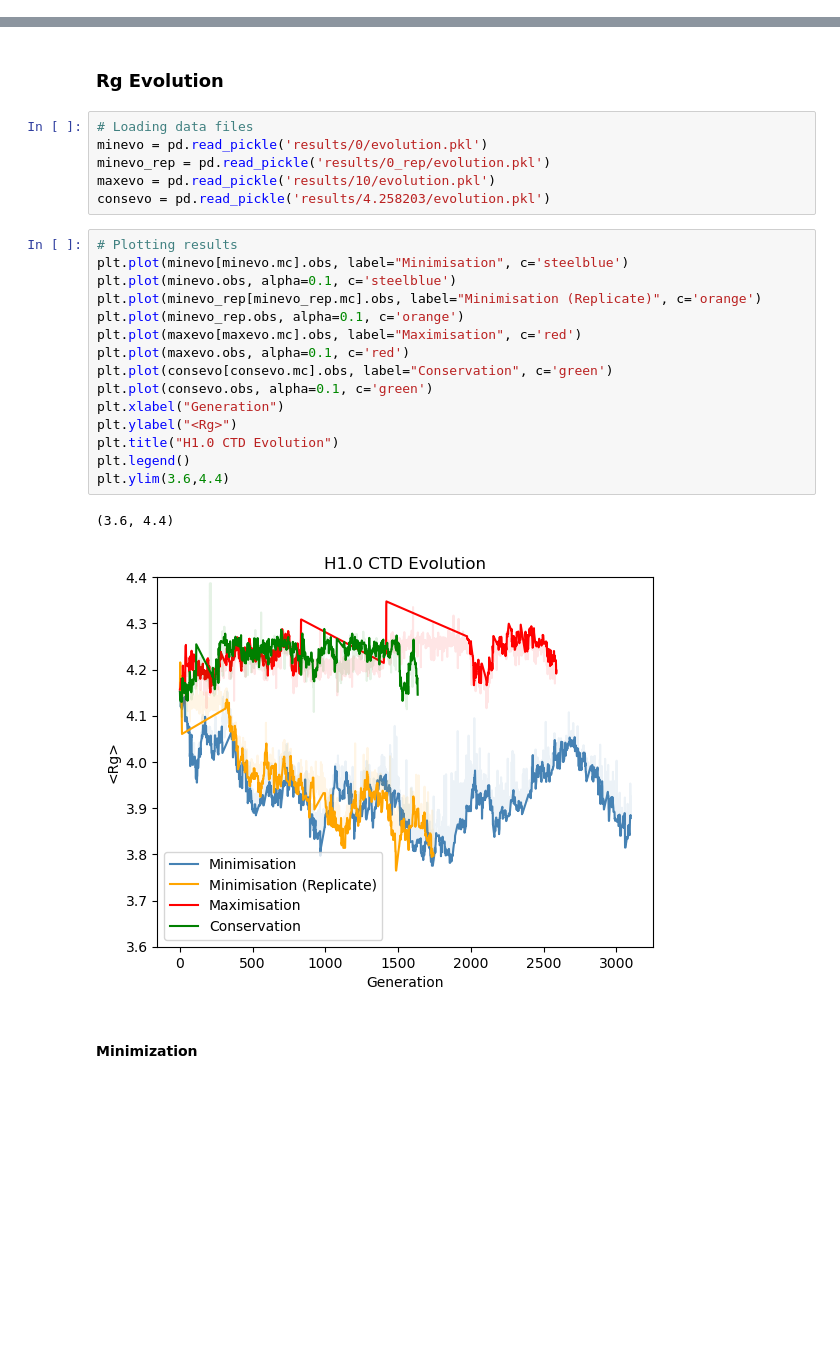
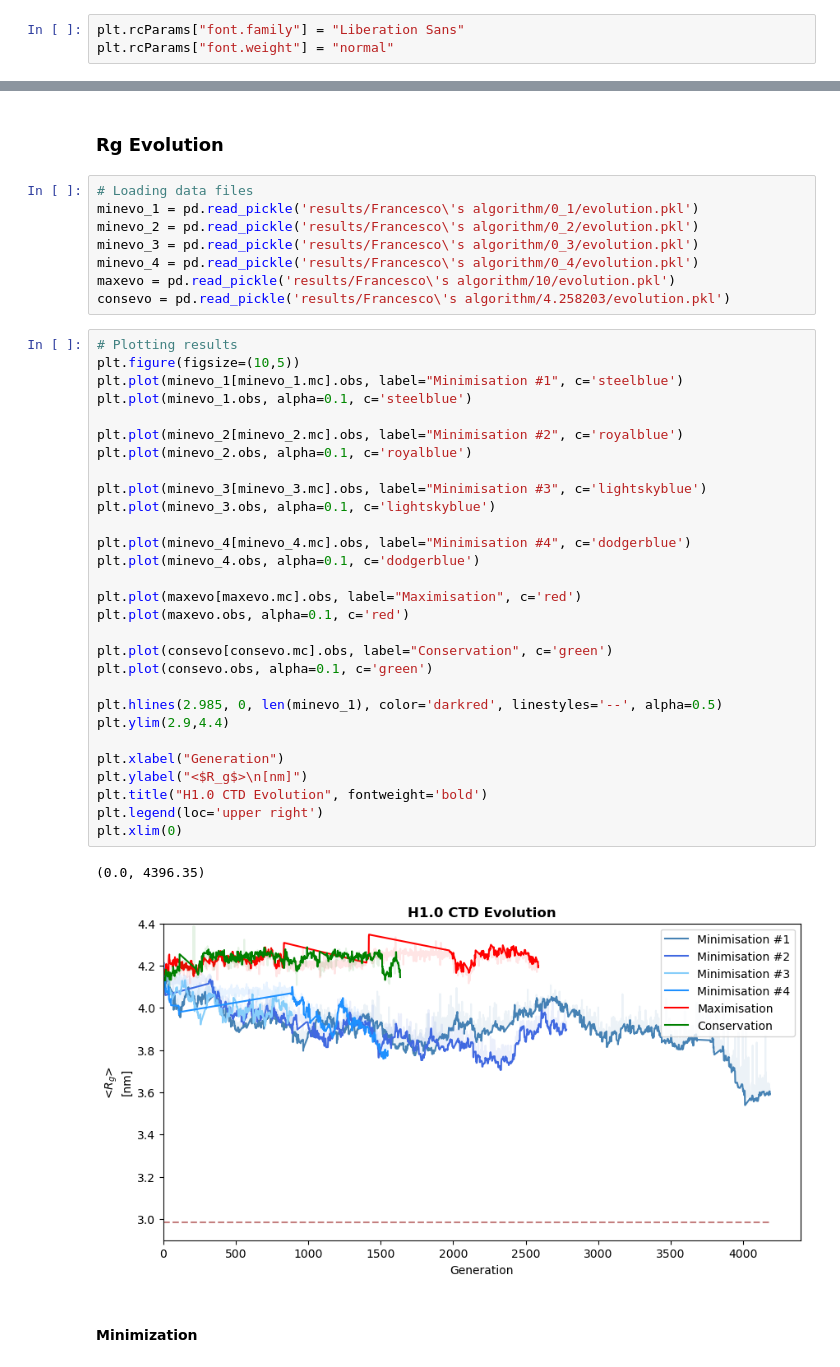
Before and after one commit to frederikespersen/OrthoIDP, a Jupyter notebook: exp/idpevo_h1-0/idpevo_h1-0.ipynb, the cells around one changed output, grey strips where cells are left out. Drawn from its saved outputs; the diff is of its cells as text; blank space fills up the shorter version.

```diff
--- a/exp/idpevo_h1-0/idpevo_h1-0.ipynb
+++ b/exp/idpevo_h1-0/idpevo_h1-0.ipynb
@@ -83,3 +85,6 @@ metadata
+# %%
+plt.rcParams["font.family"] = "Liberation Sans"
+plt.rcParams["font.weight"] = "normal"
 # %% [markdown]
 ### Sequence characteristics
 # %% [markdown]
@@ -114,27 +118,43 @@ freqs
 ### Rg Evolution
 # %%
 # Loading data files
-minevo = pd.read_pickle('results/0/evolution.pkl')
-minevo_rep = pd.read_pickle('results/0_rep/evolution.pkl')
-maxevo = pd.read_pickle('results/10/evolution.pkl')
-consevo = pd.read_pickle('results/4.258203/evolution.pkl')
+minevo_1 = pd.read_pickle('results/Francesco\'s algorithm/0_1/evolution.pkl')
+minevo_2 = pd.read_pickle('results/Francesco\'s algorithm/0_2/evolution.pkl')
+minevo_3 = pd.read_pickle('results/Francesco\'s algorithm/0_3/evolution.pkl')
+minevo_4 = pd.read_pickle('results/Francesco\'s algorithm/0_4/evolution.pkl')
+maxevo = pd.read_pickle('results/Francesco\'s algorithm/10/evolution.pkl')
+consevo = pd.read_pickle('results/Francesco\'s algorithm/4.258203/evolution.pkl')
 # %%
 # Plotting results
-plt.plot(minevo[minevo.mc].obs, label="Minimisation", c='steelblue')
-plt.plot(minevo.obs, alpha=0.1, c='steelblue')
-plt.plot(minevo_rep[minevo_rep.mc].obs, label="Minimisation (Replicate)", c='orange')
-plt.plot(minevo_rep.obs, alpha=0.1, c='orange')
+plt.figure(figsize=(10,5))
+plt.plot(minevo_1[minevo_1.mc].obs, label="Minimisation #1", c='steelblue')
+plt.plot(minevo_1.obs, alpha=0.1, c='steelblue')
+
+plt.plot(minevo_2[minevo_2.mc].obs, label="Minimisation #2", c='royalblue')
+plt.plot(minevo_2.obs, alpha=0.1, c='royalblue')
+
+plt.plot(minevo_3[minevo_3.mc].obs, label="Minimisation #3", c='lightskyblue')
+plt.plot(minevo_3.obs, alpha=0.1, c='lightskyblue')
+
+plt.plot(minevo_4[minevo_4.mc].obs, label="Minimisation #4", c='dodgerblue')
+plt.plot(minevo_4.obs, alpha=0.1, c='dodgerblue')
+
 plt.plot(maxevo[maxevo.mc].obs, label="Maximisation", c='red')
 plt.plot(maxevo.obs, alpha=0.1, c='red')
+
 plt.plot(consevo[consevo.mc].obs, label="Conservation", c='green')
 plt.plot(consevo.obs, alpha=0.1, c='green')
+
+plt.hlines(2.985, 0, len(minevo_1), color='darkred', linestyles='--', alpha=0.5)
+plt.ylim(2.9,4.4)
+
 plt.xlabel("Generation")
-plt.ylabel("<Rg>")
-plt.title("H1.0 CTD Evolution")
-plt.legend()
-plt.ylim(3.6,4.4)
+plt.ylabel("<$R_g$>\n[nm]")
+plt.title("H1.0 CTD Evolution", fontweight='bold')
+plt.legend(loc='upper right')
+plt.xlim(0)
 # %% [output]
-(3.6, 4.4)
+(0.0, 4396.35)
-[figure, old version]
+[figure, new version]
 # %% [markdown]
 #### Minimization
```
Also changed, not shown: parts of 38 cells of this notebook, 3 other files.
